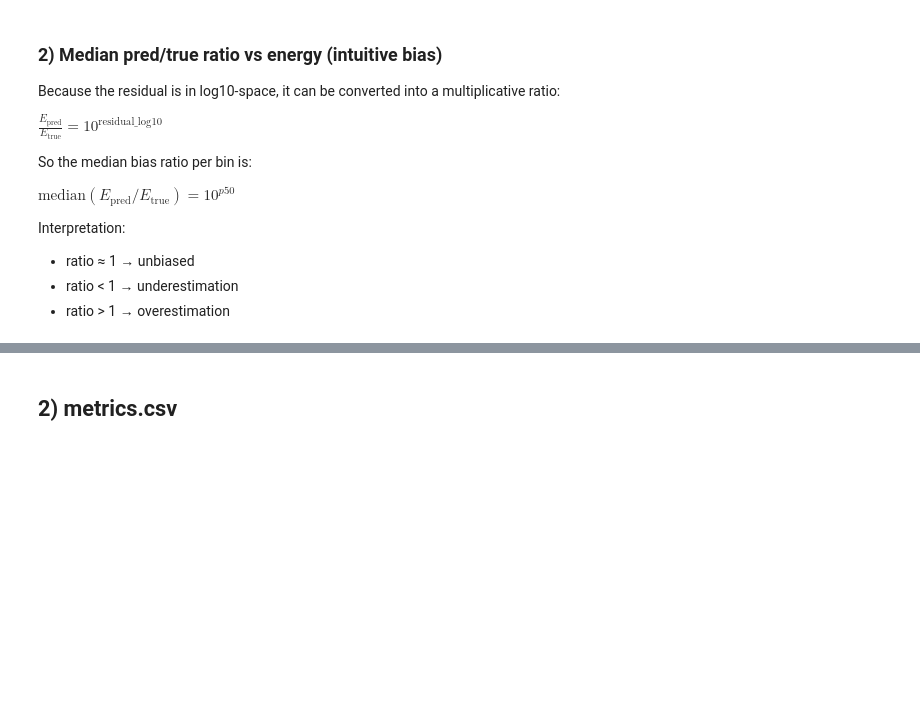
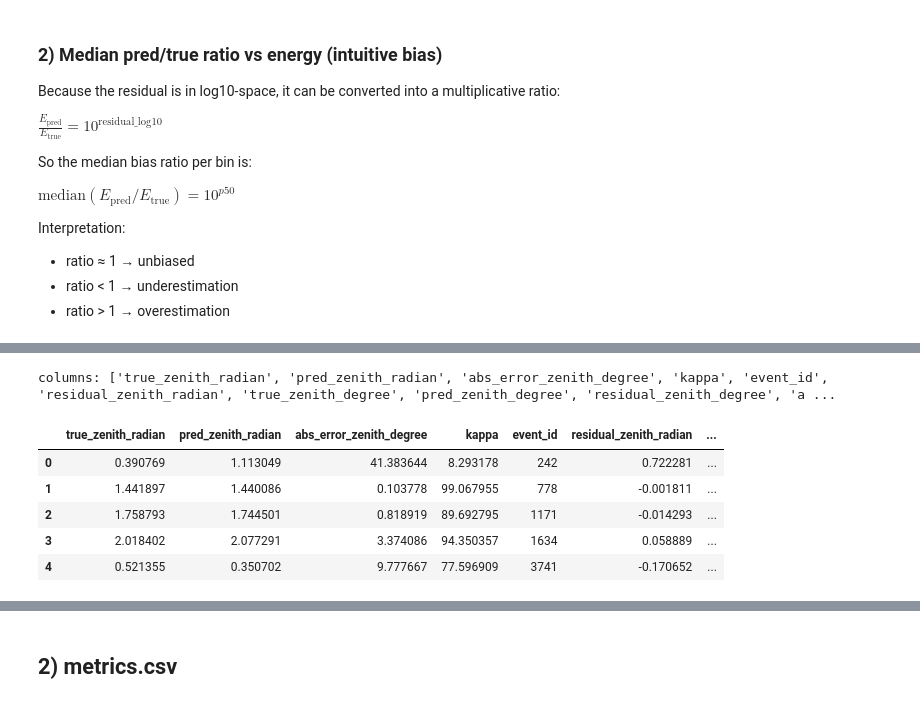
Before and after one commit to kubrabas/Graphnet-Applications, a Jupyter notebook: Training/Combined_EventPulseSeries_nonoise/initiative8/result_analysis_reordered.ipynb, the cells around one changed output, grey strips where cells are left out. Drawn from its saved outputs; the diff is of its cells as text; code cells hidden in the pictures; blank space fills up the shorter version.

```diff
--- a/Training/Combined_EventPulseSeries_nonoise/initiative8/result_analysis_reordered.ipynb
+++ b/Training/Combined_EventPulseSeries_nonoise/initiative8/result_analysis_reordered.ipynb
@@ -548,0 +489,39 @@ plt.show()
+# %%
+# --- 1) Rename radian columns to make units explicit ---
+rename_map = {
+    "true_zenith": "true_zenith_radian",
+    "pred_zenith": "pred_zenith_radian",
+    "kappa": "kappa",          # unchanged (unitless)
+    "event_id": "event_id",    # unchanged
+    "abs_error_deg": "abs_error_zenith_degree",  # already in degrees
+}
+df_zenith_test_predictions.rename(columns={k: v for k, v in rename_map.items() if k in df_zenith_test_predictions.columns}, inplace=True)
+
+# --- 2) Compute signed residual in radians ---
+df_zenith_test_predictions["residual_zenith_radian"] = df_zenith_test_predictions["pred_zenith_radian"] - df_zenith_test_predictions["true_zenith_radian"]
+
+# --- 3) Create degree versions ---
+rad2deg = 180.0 / np.pi
+df_zenith_test_predictions["true_zenith_degree"] = df_zenith_test_predictions["true_zenith_radian"] * rad2deg
+df_zenith_test_predictions["pred_zenith_degree"] = df_zenith_test_predictions["pred_zenith_radian"] * rad2deg
+df_zenith_test_predictions["residual_zenith_degree"] = df_zenith_test_predictions["residual_zenith_radian"] * rad2deg
+
+# Optional: also keep abs error in radians (consistent pair with abs_error_zenith_degree)
+df_zenith_test_predictions["abs_error_zenith_radian"] = np.abs(df_zenith_test_predictions["residual_zenith_radian"])
+
+# abs error of zenith angle in radians (|pred - true|)
+df_zenith_test_predictions["abs_error_zenith_radian"] = np.abs(
+    df_zenith_test_predictions["pred_zenith_radian"] - df_zenith_test_predictions["true_zenith_radian"]
+)
+
+# quick check
+print("columns:", list(df_zenith_test_predictions.columns))
+df_zenith_test_predictions.head()
+# %% [output]
+columns: ['true_zenith_radian', 'pred_zenith_radian', 'abs_error_zenith_degree', 'kappa', 'event_id', 'residual_zenith_radian', 'true_zenith_degree', 'pred_zenith_degree', 'residual_zenith_degree', 'a ...
+|  | true_zenith_radian | pred_zenith_radian | abs_error_zenith_degree | kappa | event_id | residual_zenith_radian | ... |
+| 0 | 0.390769 | 1.113049 | 41.383644 | 8.293178 | 242 | 0.722281 | ... |
+| 1 | 1.441897 | 1.440086 | 0.103778 | 99.067955 | 778 | -0.001811 | ... |
+| 2 | 1.758793 | 1.744501 | 0.818919 | 89.692795 | 1171 | -0.014293 | ... |
+| 3 | 2.018402 | 2.077291 | 3.374086 | 94.350357 | 1634 | 0.058889 | ... |
+| 4 | 0.521355 | 0.350702 | 9.777667 | 77.596909 | 3741 | -0.170652 | ... |
```
Also changed, not shown: parts of 88 cells of this notebook, 1 other file.
